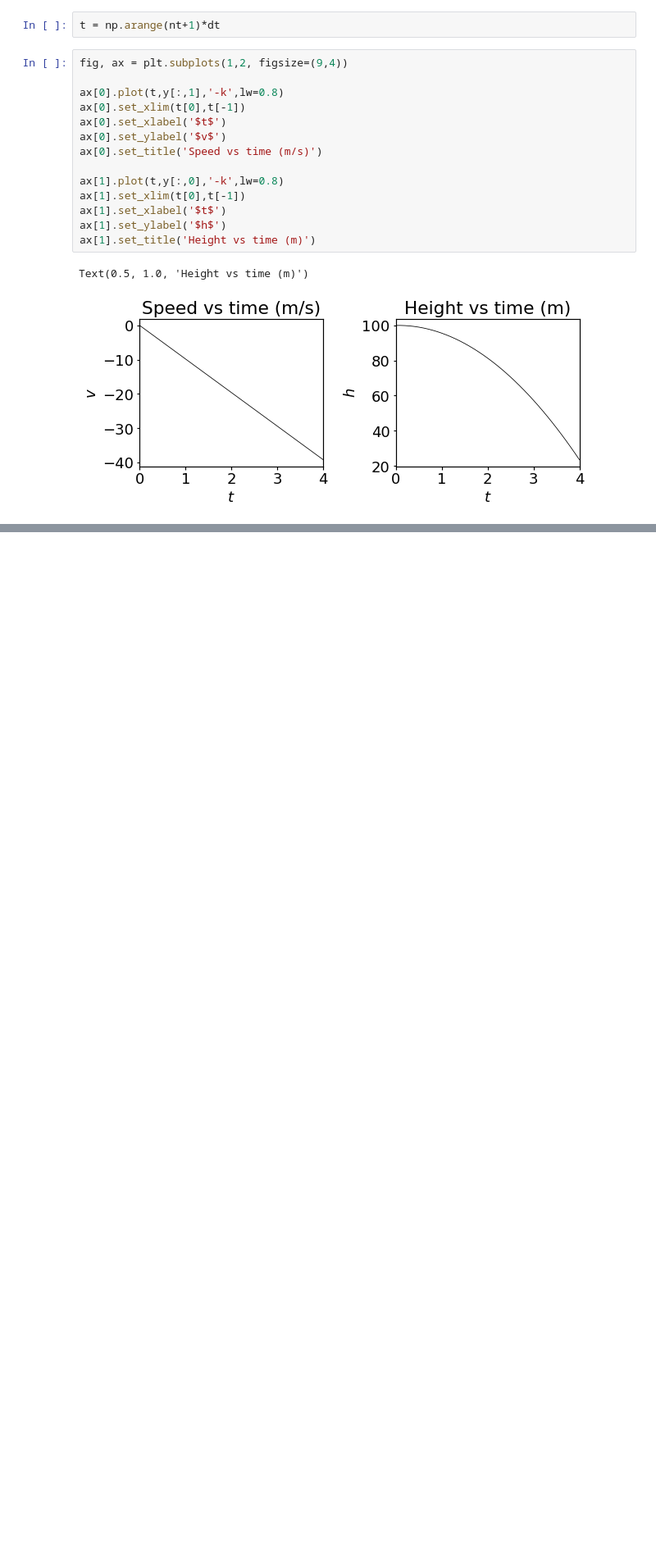
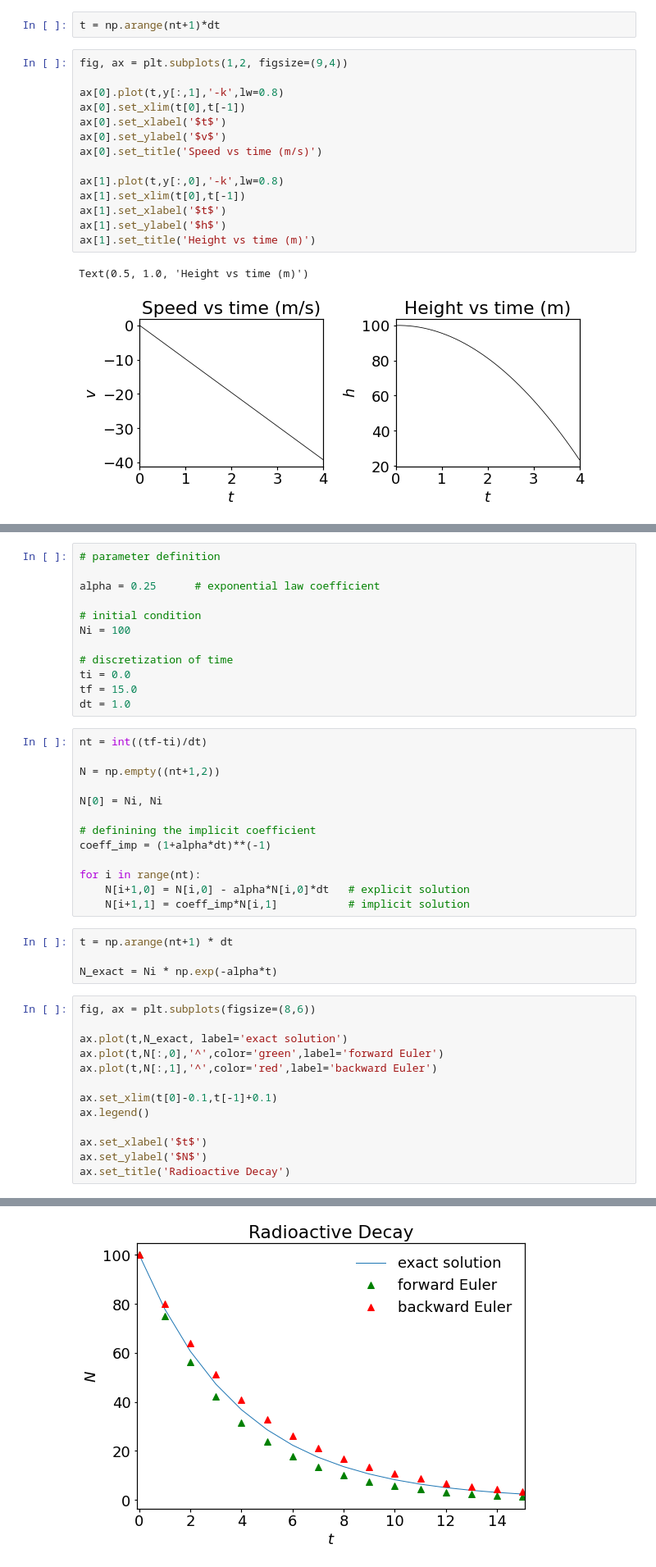
Before and after one commit to shauryasachdev/self_tutorials, a Jupyter notebook: tutorial_4.ipynb, the cells around one changed output, grey strips where cells are left out. Shown at 82% size. Cells and saved outputs as stored; diff of their text form; blank space fills up the shorter version.

```diff
--- a/tutorial_4.ipynb
+++ b/tutorial_4.ipynb
@@ -76,0 +130,43 @@ Text(0.5, 1.0, 'Height vs time (m)')
+# %%
+# parameter definition
+
+alpha = 0.25      # exponential law coefficient
+
+# initial condition
+Ni = 100
+
+# discretization of time
+ti = 0.0
+tf = 15.0
+dt = 1.0
+# %%
+nt = int((tf-ti)/dt)
+
+N = np.empty((nt+1,2))
+
+N[0] = Ni, Ni
+
+# definining the implicit coefficient
+coeff_imp = (1+alpha*dt)**(-1)
+
+for i in range(nt):
+    N[i+1,0] = N[i,0] - alpha*N[i,0]*dt   # explicit solution
+    N[i+1,1] = coeff_imp*N[i,1]           # implicit solution
+# %%
+t = np.arange(nt+1) * dt
+
+N_exact = Ni * np.exp(-alpha*t)
+# %%
+fig, ax = plt.subplots(figsize=(8,6))
+
+ax.plot(t,N_exact, label='exact solution')
+ax.plot(t,N[:,0],'^',color='green',label='forward Euler')
+ax.plot(t,N[:,1],'^',color='red',label='backward Euler')
+
+ax.set_xlim(t[0]-0.1,t[-1]+0.1)
+ax.legend()
+
+ax.set_xlabel('$t$')
+ax.set_ylabel('$N$')
+ax.set_title('Radioactive Decay')
+# %% [output]
@@ -76,0 +174 @@ Text(0.5, 1.0, 'Height vs time (m)')
+[figure, added]
```
Also changed, not shown: parts of 8 cells of this notebook.
